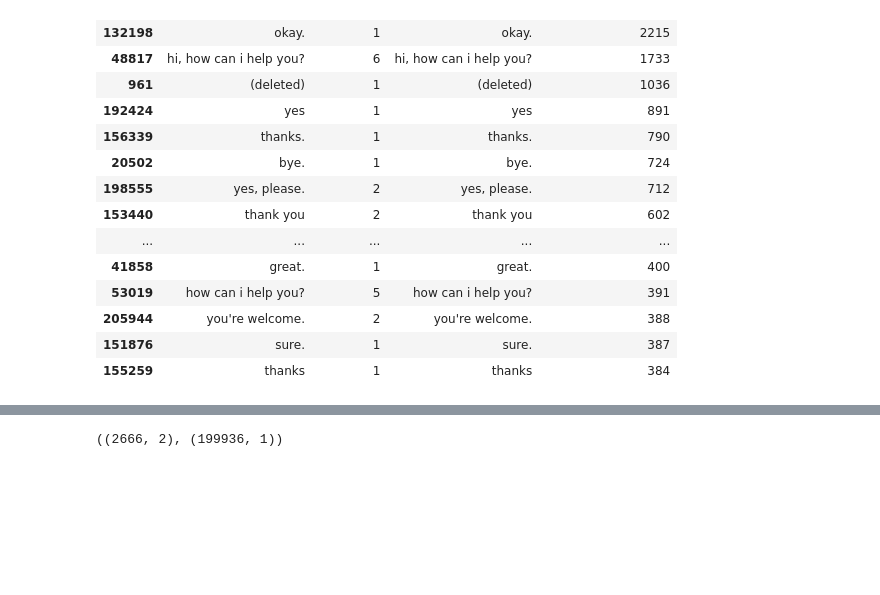
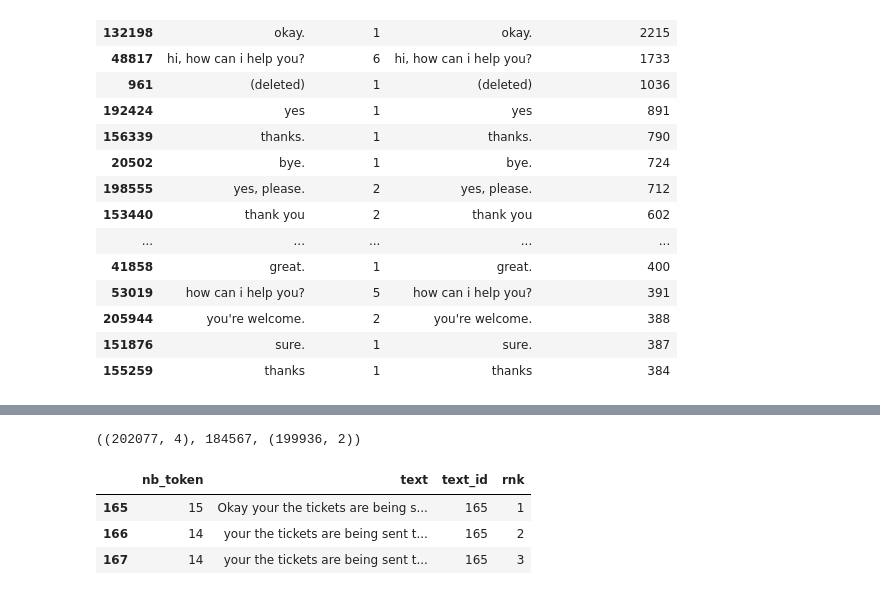
Before and after one commit to vistec-AI/mt-datasets, a Jupyter notebook: taskmaster1.ipynb, the cells around one changed output, grey strips where cells are left out. Cells and saved outputs as stored; diff of their text form; code cells hidden in the pictures; blank space fills up the shorter version.

```diff
--- a/taskmaster1.ipynb
+++ b/taskmaster1.ipynb
@@ -213,5 +199,17 @@ KeyboardInterrupt:
-# %%
-fuzzy_export = pd.DataFrame(dfs)
-fuzzy_export.shape, export_df.shape
-# %% [output]
-((2666, 2), (199936, 1))
+# %%
+fuzzy_export = pd.DataFrame(dfs)
+fuzzy_export['rnk'] = fuzzy_export.groupby('text_id').cumcount()+1
+# fuzzy_export = fuzzy_export.groupby('text').agg({'text_id':min, 'rnk':min, 'nb_token':min}).reset_index()
+fuzzy_export.shape,fuzzy_export.text_id.nunique(), export_df.shape
+# #get longest text to translate
+# fuzzy_export = fuzzy_export[fuzzy_export['rank']==1]
+# fuzzy_export.head()
+# %% [output]
+((202077, 4), 184567, (199936, 2))
+# %%
+fuzzy_export[fuzzy_export.text_id==165]
+# %% [output]
+|  | nb_token | text | text_id | rnk |
+| 165 | 15 | Okay your the tickets are being s... | 165 | 1 |
+| 166 | 14 | your the tickets are being sent t... | 165 | 2 |
+| 167 | 14 | your the tickets are being sent t... | 165 | 3 |
```
Also changed, not shown: parts of 19 cells of this notebook, 2 other files.
